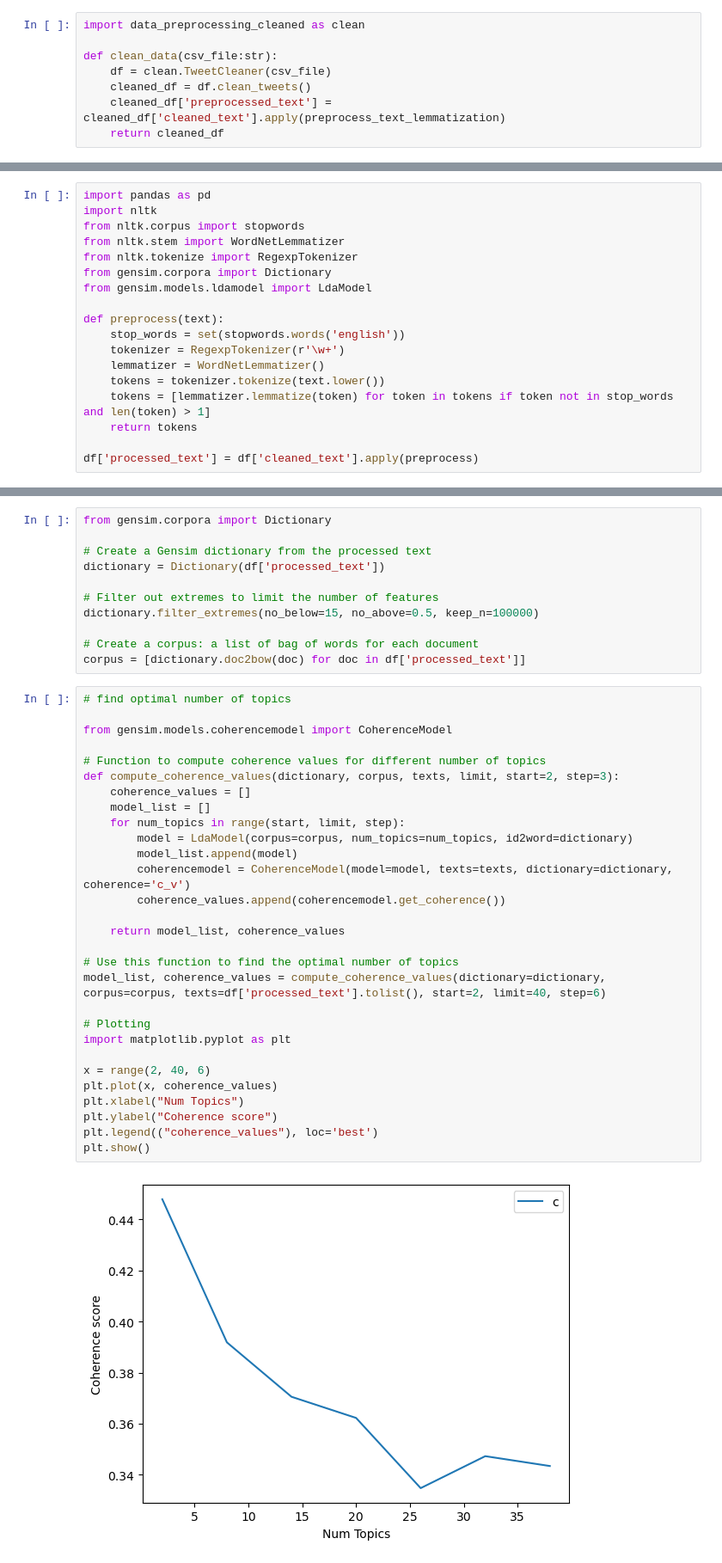
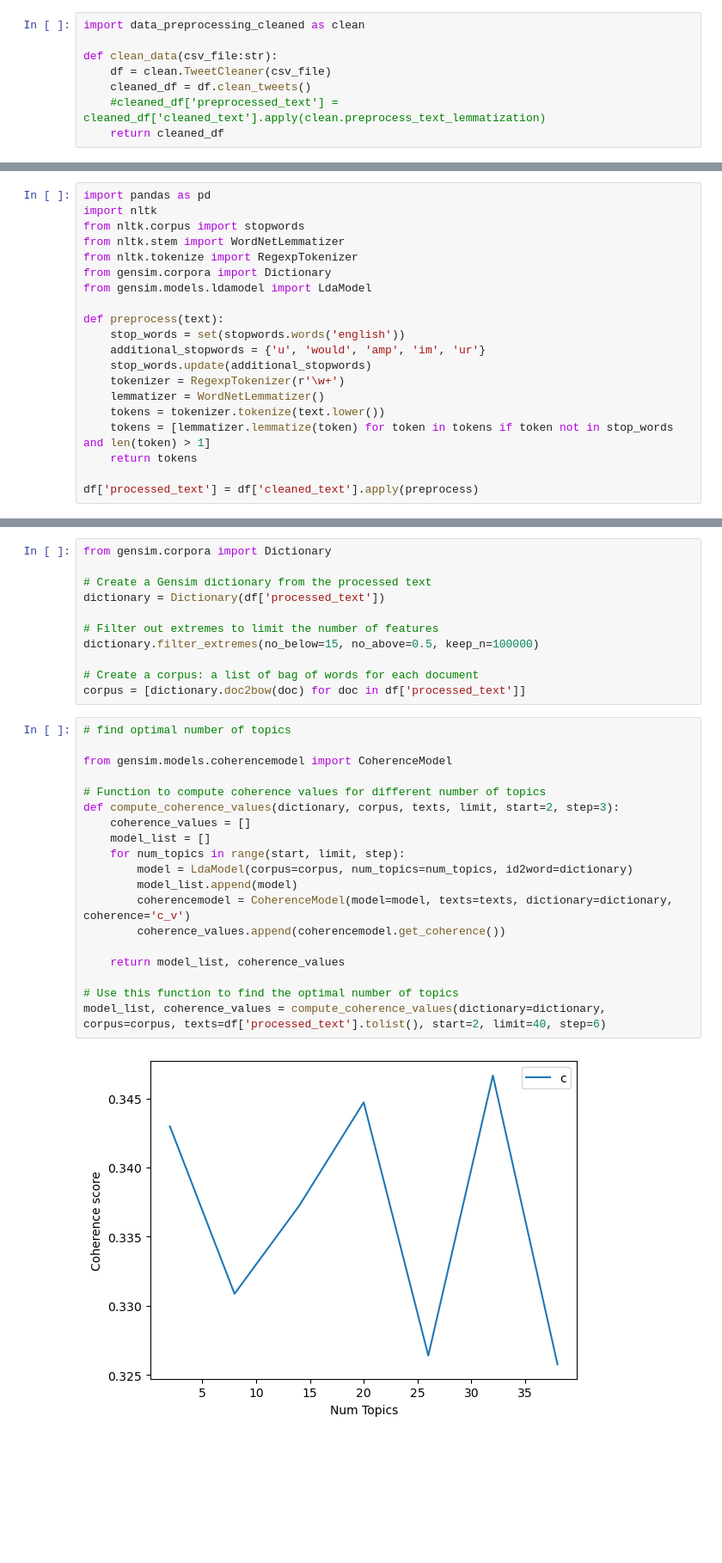
Before and after one commit to MaxAC273/DS5500_Capstone_Sentiment_Analysis, a Jupyter notebook: LDA_model.ipynb, the cells around one changed output, grey strips where cells are left out. Shown at 86% size. Saved outputs shown, nothing was run; the diff lists cells and outputs as text; blank space fills up the shorter version.

```diff
--- a/LDA_model.ipynb
+++ b/LDA_model.ipynb
@@ -4,5 +4,5 @@ import data_preprocessing_cleaned as clean
 def clean_data(csv_file:str):
     df = clean.TweetCleaner(csv_file)
     cleaned_df = df.clean_tweets()
-    cleaned_df['preprocessed_text'] = cleaned_df['cleaned_text'].apply(preprocess_text_lemmatization)
+    #cleaned_df['preprocessed_text'] = cleaned_df['cleaned_text'].apply(clean.preprocess_text_lemmatization)
     return cleaned_df
@@ -23,6 +37,8 @@ from gensim.models.ldamodel import LdaModel
 
 def preprocess(text):
     stop_words = set(stopwords.words('english'))
+    additional_stopwords = {'u', 'would', 'amp', 'im', 'ur'}
+    stop_words.update(additional_stopwords)
     tokenizer = RegexpTokenizer(r'\w+')
     lemmatizer = WordNetLemmatizer()
     tokens = tokenizer.tokenize(text.lower())
@@ -60,31 +76,21 @@ corpus = [dictionary.doc2bow(doc) for doc in df['processed_text']]
 # %%
 # find optimal number of topics
 
 from gensim.models.coherencemodel import CoherenceModel
 
 # Function to compute coherence values for different number of topics
 def compute_coherence_values(dictionary, corpus, texts, limit, start=2, step=3):
     coherence_values = []
     model_list = []
     for num_topics in range(start, limit, step):
         model = LdaModel(corpus=corpus, num_topics=num_topics, id2word=dictionary)
         model_list.append(model)
         coherencemodel = CoherenceModel(model=model, texts=texts, dictionary=dictionary, coherence='c_v')
         coherence_values.append(coherencemodel.get_coherence())
 
     return model_list, coherence_values
 
 # Use this function to find the optimal number of topics
 model_list, coherence_values = compute_coherence_values(dictionary=dictionary, corpus=corpus, texts=df['processed_text'].tolist(), start=2, limit=40, step=6)
-
-# Plotting
-import matplotlib.pyplot as plt
-
-x = range(2, 40, 6)
-plt.plot(x, coherence_values)
-plt.xlabel("Num Topics")
-plt.ylabel("Coherence score")
-plt.legend(("coherence_values"), loc='best')
-plt.show()
 # %% [output]
-[figure, old version]
+[figure, new version]
```
Also changed, not shown: parts of 8 cells of this notebook, 2 other files.
